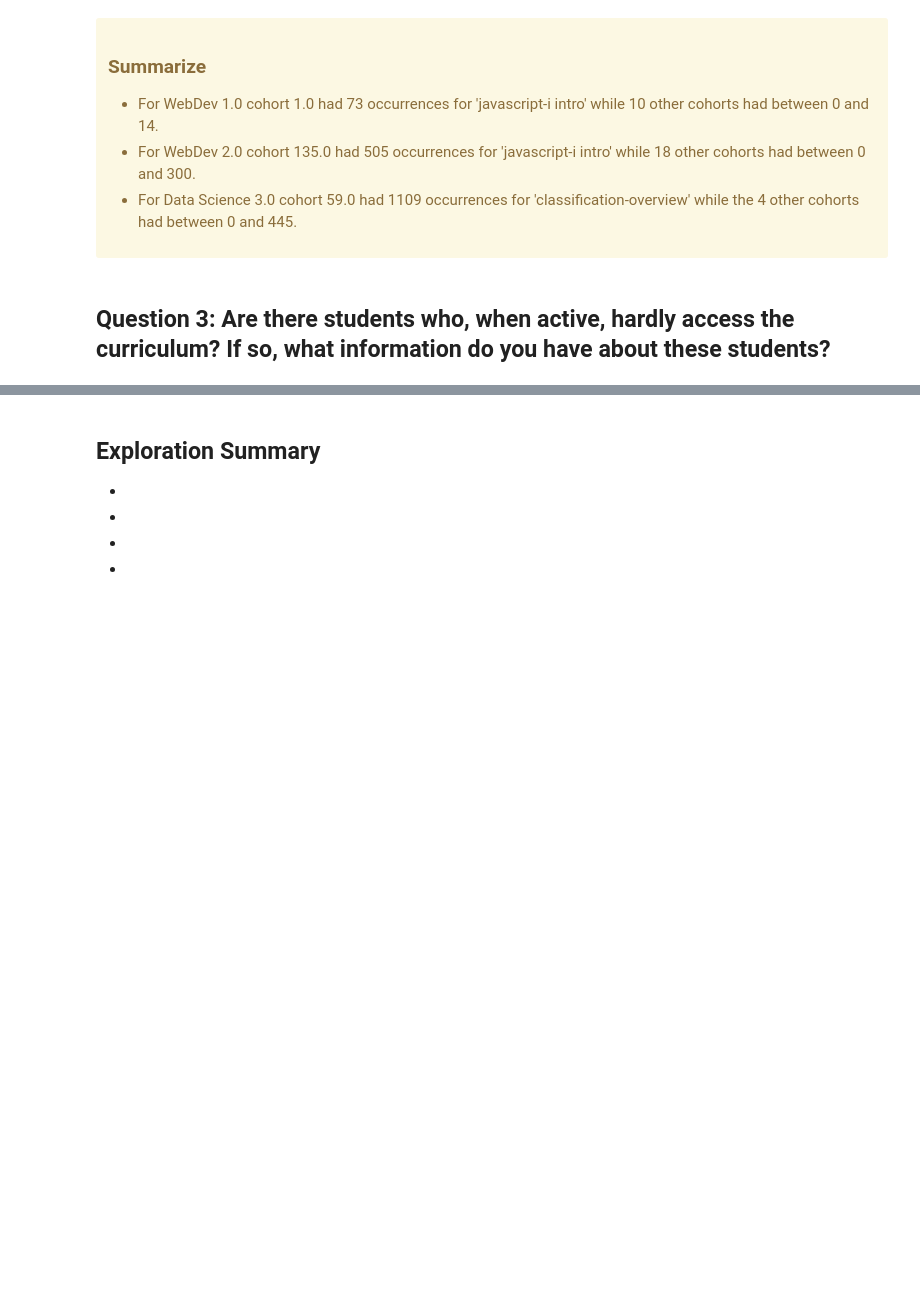
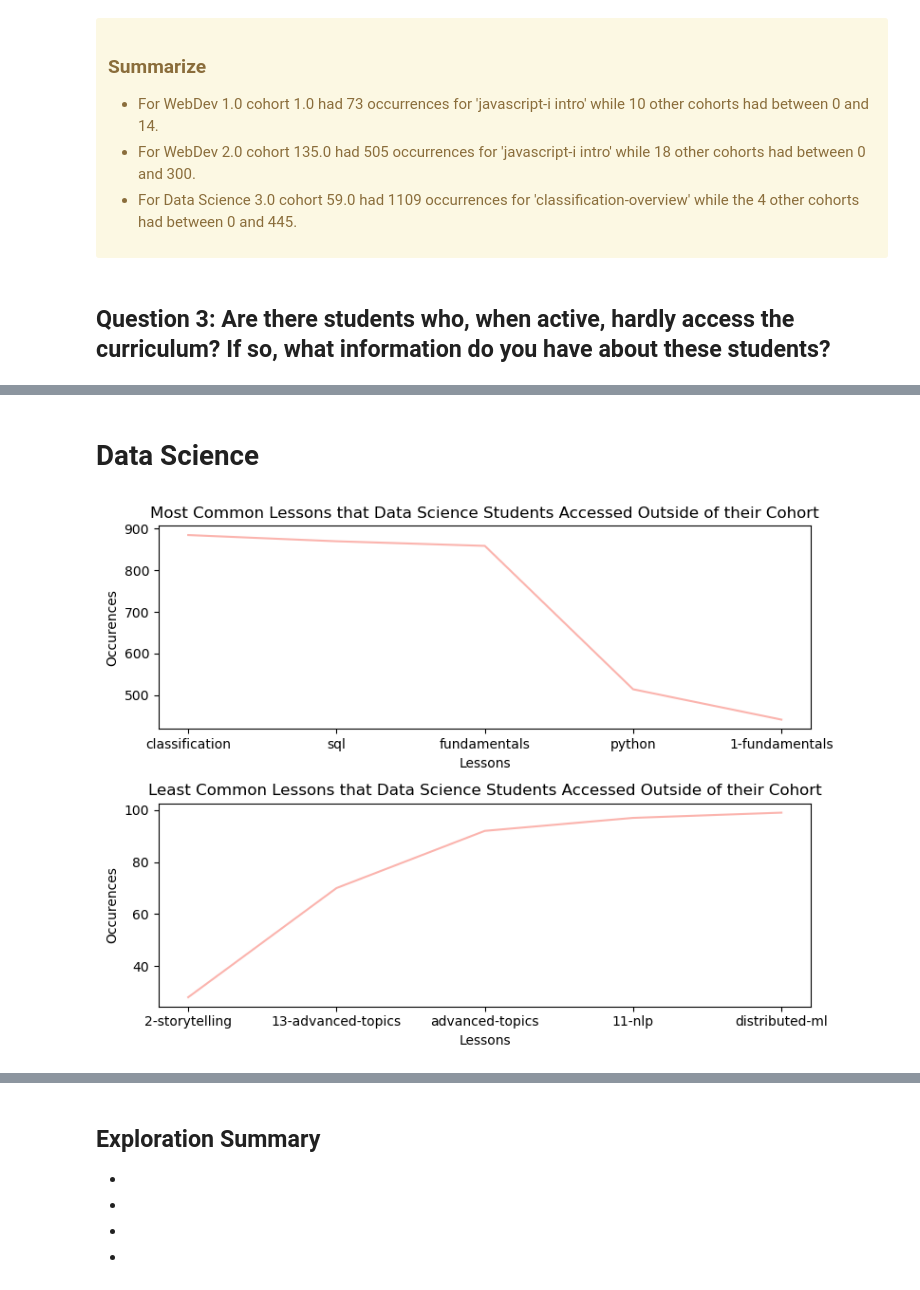
Before and after one commit to Team-Have-it-Your-Way/project5_curriculum, a Jupyter notebook: final.ipynb, the cells around one changed output, grey strips where cells are left out. Saved outputs shown, nothing was run; the diff lists cells and outputs as text; code cells hidden in the pictures; blank space fills up the shorter version.

```diff
--- a/final.ipynb
+++ b/final.ipynb
@@ -471,3 +497,10 @@ e.plot_endpoints_counts(df3, 'classification/overview')
+# %% [markdown]
+# Data Science
+# %%
+mc3, lc3 = e.ds_ml(ds)
+e.ds_viz(mc3, lc3)
+# %% [output]
+[figure, added]
 # %% [markdown]
 <div class="alert alert-block alert-warning">
 
```
Also changed, not shown: parts of 15 cells of this notebook, 4 other files.
